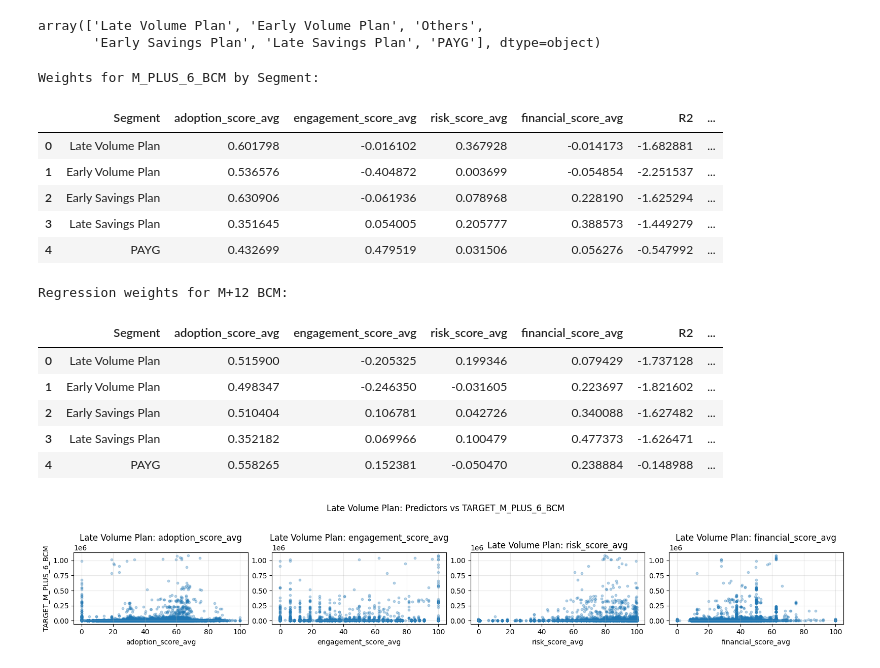
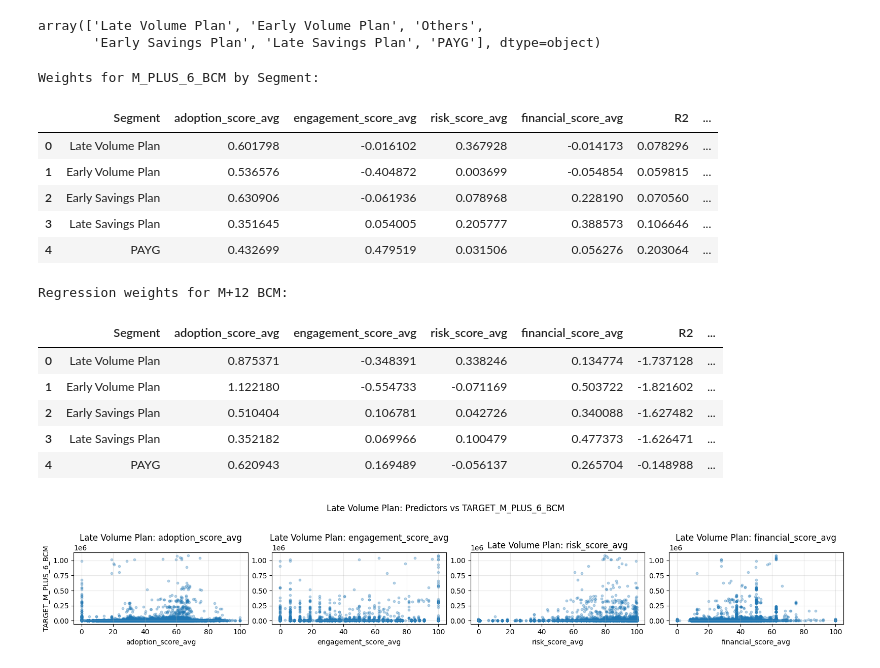
Before and after one commit to nr-rchhetri/C360_custom_weights, a Jupyter notebook: src/custom_weights.ipynb, the cells around one changed output. Cells and saved outputs as stored; diff of their text form; code cells hidden in the pictures.

```diff
--- a/src/custom_weights.ipynb
+++ b/src/custom_weights.ipynb
@@ -410,6 +410,7 @@ for seg in segments:
     scaler = StandardScaler()
     X_scaled = scaler.fit_transform(X)
     reg = LinearRegression(fit_intercept=False)
+    reg.fit_intercept = True
     reg.fit(X_scaled, y)
     weights = reg.coef_
     weights_norm = weights / np.sum(np.abs(weights))
@@ -423,16 +424,45 @@ for seg in segments:
         'N': len(X)
     })
 
-# Present as a DataFrame
+# # Present as a DataFrame
+# # Print intercepts for each segment
+# for seg, entry in zip(segments, weights_table):
+#     # Refit model to get intercept (fit_intercept=True)
+#     seg_df = df[df['SEGMENT_NAME'] == seg].copy()
+#     seg_df['adoption_score_avg'] = seg_df[adoption_score_columns].astype(float).mean(axis=1)
+#     seg_df['engagement_score_avg'] = seg_df[engagement_score_columns].astype(float).mean(axis=1)
+#     seg_df['risk_score_avg'] = seg_df[risk_score_columns].astype(float).mean(axis=1)
+#     seg_df['financial_score_avg'] = seg_df[financial_score_columns].astype(float).mean(axis=1)
+#     seg_df[target_col] = pd.to_numeric(seg_df[target_col], errors='coerce')
+#     q1 = seg_df[target_col].quantile(0.25)
+#     q3 = seg_df[target_col].quantile(0.75)
+#     iqr = q3 - q1
+#     lower_bound = q1 - 1.5 * iqr
+#     upper_bound = q3 + 1.5 * iqr
+#     seg_df = seg_df[(seg_df[target_col] >= lower_bound) & (seg_df[target_col] <= upper_bound)]
+#     X = seg_df[input_cols]
+#     y = seg_df[target_col]
+#     mask = X.notnull().all(axis=1) & y.notnull()
+#     X = X[mask]
+#     y = y[mask]
+#     if len(X) < 10:
+#         print(f"Segment: {seg}, Intercept: NaN (not enough data)")
+#         continue
+#     scaler = StandardScaler()
+#     X_scaled = scaler.fit_transform(X)
+#     reg = LinearRegression(fit_intercept=True)
+#     reg.fit(X_scaled, y)
+#     print(f"Segment: {seg}, Intercept: {reg.intercept_:.4f}")
+
 print("Weights for M_PLUS_6_BCM by Segment:")
 weights_df = pd.DataFrame(weights_table)
 display(weights_df)
 # %% [output]
 Weights for M_PLUS_6_BCM by Segment:
 |  | Segment | adoption_score_avg | engagement_score_avg | risk_score_avg | financial_score_avg | R2 | ... |
-| 0 | Late Volume Plan | 0.601798 | -0.016102 | 0.367928 | -0.014173 | -1.682881 | ... |
-| 1 | Early Volume Plan | 0.536576 | -0.404872 | 0.003699 | -0.054854 | -2.251537 | ... |
-| 2 | Early Savings Plan | 0.630906 | -0.061936 | 0.078968 | 0.228190 | -1.625294 | ... |
-| 3 | Late Savings Plan | 0.351645 | 0.054005 | 0.205777 | 0.388573 | -1.449279 | ... |
-| 4 | PAYG | 0.432699 | 0.479519 | 0.031506 | 0.056276 | -0.547992 | ... |
+| 0 | Late Volume Plan | 0.601798 | -0.016102 | 0.367928 | -0.014173 | 0.078296 | ... |
+| 1 | Early Volume Plan | 0.536576 | -0.404872 | 0.003699 | -0.054854 | 0.059815 | ... |
+| 2 | Early Savings Plan | 0.630906 | -0.061936 | 0.078968 | 0.228190 | 0.070560 | ... |
+| 3 | Late Savings Plan | 0.351645 | 0.054005 | 0.205777 | 0.388573 | 0.106646 | ... |
+| 4 | PAYG | 0.432699 | 0.479519 | 0.031506 | 0.056276 | 0.203064 | ... |
 # %%
@@ -489,39 +519,39 @@ for seg in segments:
             'adoption_score_avg': np.nan,
             'engagement_score_avg': np.nan,
             'risk_score_avg': np.nan,
             'financial_score_avg': np.nan,
             'R2': np.nan,
             'N': len(X)
         })
         continue
     scaler = StandardScaler()
     X_scaled = scaler.fit_transform(X)
     reg = LinearRegression(fit_intercept=False)
     reg.fit(X_scaled, y)
     weights = reg.coef_
-    weights_norm = weights / np.sum(np.abs(weights))
+    weights_norm = weights / np.sum(weights)
     weights_table.append({
         'Segment': seg,
         'adoption_score_avg': weights_norm[0],
         'engagement_score_avg': weights_norm[1],
         'risk_score_avg': weights_norm[2],
         'financial_score_avg': weights_norm[3],
         'R2': reg.score(X_scaled, y),
         'N': len(X)
     })
 
 # Present as a DataFrame
 print("Regression weights for M+12 BCM:")
 weights_df = pd.DataFrame(weights_table)
 display(weights_df)
 # %% [output]
 Regression weights for M+12 BCM:
 |  | Segment | adoption_score_avg | engagement_score_avg | risk_score_avg | financial_score_avg | R2 | ... |
-| 0 | Late Volume Plan | 0.515900 | -0.205325 | 0.199346 | 0.079429 | -1.737128 | ... |
-| 1 | Early Volume Plan | 0.498347 | -0.246350 | -0.031605 | 0.223697 | -1.821602 | ... |
+| 0 | Late Volume Plan | 0.875371 | -0.348391 | 0.338246 | 0.134774 | -1.737128 | ... |
+| 1 | Early Volume Plan | 1.122180 | -0.554733 | -0.071169 | 0.503722 | -1.821602 | ... |
 | 2 | Early Savings Plan | 0.510404 | 0.106781 | 0.042726 | 0.340088 | -1.627482 | ... |
 | 3 | Late Savings Plan | 0.352182 | 0.069966 | 0.100479 | 0.477373 | -1.626471 | ... |
-| 4 | PAYG | 0.558265 | 0.152381 | -0.050470 | 0.238884 | -0.148988 | ... |
+| 4 | PAYG | 0.620943 | 0.169489 | -0.056137 | 0.265704 | -0.148988 | ... |
 # %%
 import matplotlib.pyplot as plt
 
```
Also changed, not shown: parts of 1 cell of this notebook, 5 other files.
